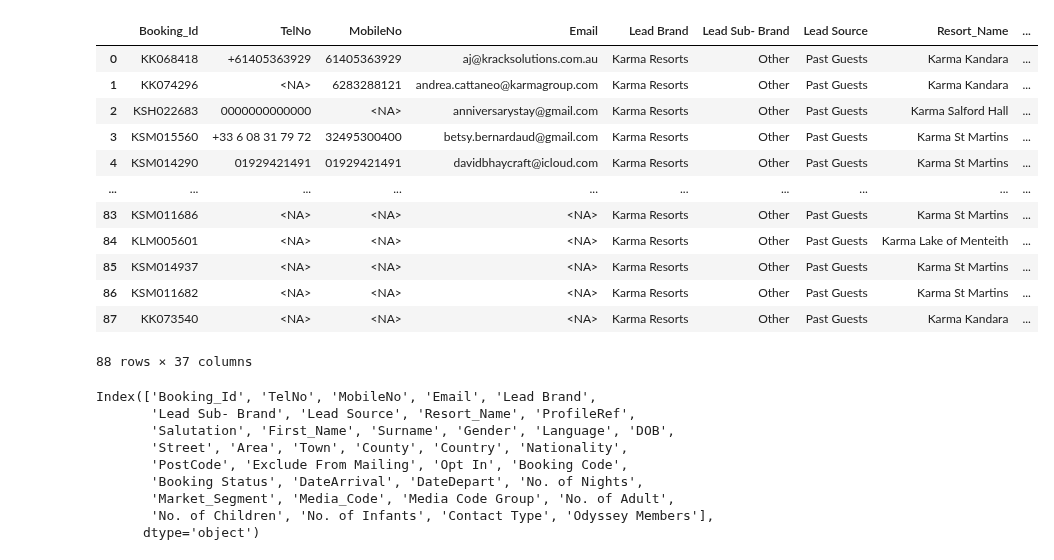
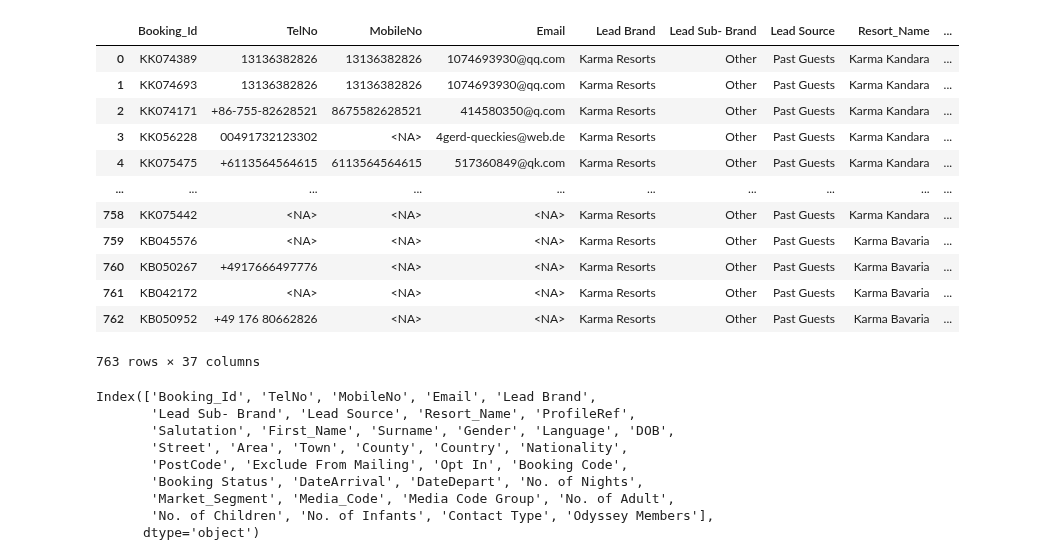
Before and after one commit to fajarfat1195/python.github.io, a Jupyter notebook: past_guest_toni_app/past_guest_clean_1.ipynb, the cells around one changed output. Cells and saved outputs as stored; diff of their text form; code cells hidden in the pictures.

```diff
--- a/past_guest_toni_app/past_guest_clean_1.ipynb
+++ b/past_guest_toni_app/past_guest_clean_1.ipynb
@@ -14,22 +17,22 @@ import main_module as m
 # %%
-path = r'C:\Users\fajar.fatoni\Documents\Python\Data\Past Guest Data\Zoho Analytic\2025\May\8 May - 19 May\CRM_Rental_Report_8_May_-_19_May.xlsx'
+path = r'C:\Users\fajar.fatoni\Documents\Python\Data\Past Guest Data\Zoho Analytic\2025\Jun\18 May - 16 Jun\CRM_Rental_Report_18_May_-_16_Jun.xlsx'
 df_analytic = pd.read_excel(path, dtype='string', sheet_name='Sheet1')
 count_data_awal = df_analytic.shape[0]
 df_analytic
 # %% [output]
 |  | Booking_Id | TelNo | MobileNo | Email | Lead Brand | Lead Sub- Brand | Lead Source | Resort_Name | ... |
-| 0 | KK068418 | +61405363929 | 61405363929 | aj@kracksolutions.com.au | Karma Resorts | Other | Past Guests | Karma Kandara | ... |
-| 1 | KK074296 | <NA> | 6283288121 | andrea.cattaneo@karmagroup.com | Karma Resorts | Other | Past Guests | Karma Kandara | ... |
-| 2 | KSH022683 | 0000000000000 | <NA> | anniversarystay@gmail.com | Karma Resorts | Other | Past Guests | Karma Salford Hall | ... |
-| 3 | KSM015560 | +33 6 08 31 79 72 | 32495300400 | betsy.bernardaud@gmail.com | Karma Resorts | Other | Past Guests | Karma St Martins | ... |
-| 4 | KSM014290 | 01929421491 | 01929421491 | davidbhaycraft@icloud.com | Karma Resorts | Other | Past Guests | Karma St Martins | ... |
+| 0 | KK074389 | 13136382826 | 13136382826 | 1074693930@qq.com | Karma Resorts | Other | Past Guests | Karma Kandara | ... |
+| 1 | KK074693 | 13136382826 | 13136382826 | 1074693930@qq.com | Karma Resorts | Other | Past Guests | Karma Kandara | ... |
+| 2 | KK074171 | +86-755-82628521 | 8675582628521 | 414580350@q.com | Karma Resorts | Other | Past Guests | Karma Kandara | ... |
+| 3 | KK056228 | 00491732123302 | <NA> | 4gerd-queckies@web.de | Karma Resorts | Other | Past Guests | Karma Kandara | ... |
+| 4 | KK075475 | +6113564564615 | 6113564564615 | 517360849@qk.com | Karma Resorts | Other | Past Guests | Karma Kandara | ... |
 | ... | ... | ... | ... | ... | ... | ... | ... | ... | ... |
-| 83 | KSM011686 | <NA> | <NA> | <NA> | Karma Resorts | Other | Past Guests | Karma St Martins | ... |
-| 84 | KLM005601 | <NA> | <NA> | <NA> | Karma Resorts | Other | Past Guests | Karma Lake of Menteith | ... |
-| 85 | KSM014937 | <NA> | <NA> | <NA> | Karma Resorts | Other | Past Guests | Karma St Martins | ... |
-| 86 | KSM011682 | <NA> | <NA> | <NA> | Karma Resorts | Other | Past Guests | Karma St Martins | ... |
-| 87 | KK073540 | <NA> | <NA> | <NA> | Karma Resorts | Other | Past Guests | Karma Kandara | ... |
+| 758 | KK075442 | <NA> | <NA> | <NA> | Karma Resorts | Other | Past Guests | Karma Kandara | ... |
+| 759 | KB045576 | <NA> | <NA> | <NA> | Karma Resorts | Other | Past Guests | Karma Bavaria | ... |
+| 760 | KB050267 | +4917666497776 | <NA> | <NA> | Karma Resorts | Other | Past Guests | Karma Bavaria | ... |
+| 761 | KB042172 | <NA> | <NA> | <NA> | Karma Resorts | Other | Past Guests | Karma Bavaria | ... |
+| 762 | KB050952 | +49 176 80662826 | <NA> | <NA> | Karma Resorts | Other | Past Guests | Karma Bavaria | ... |
-88 rows × 37 columns
+763 rows × 37 columns
 # %%
 df_analytic.columns
 # %% [output]
```
Also changed, not shown: parts of 8 cells of this notebook, 9 other files.
